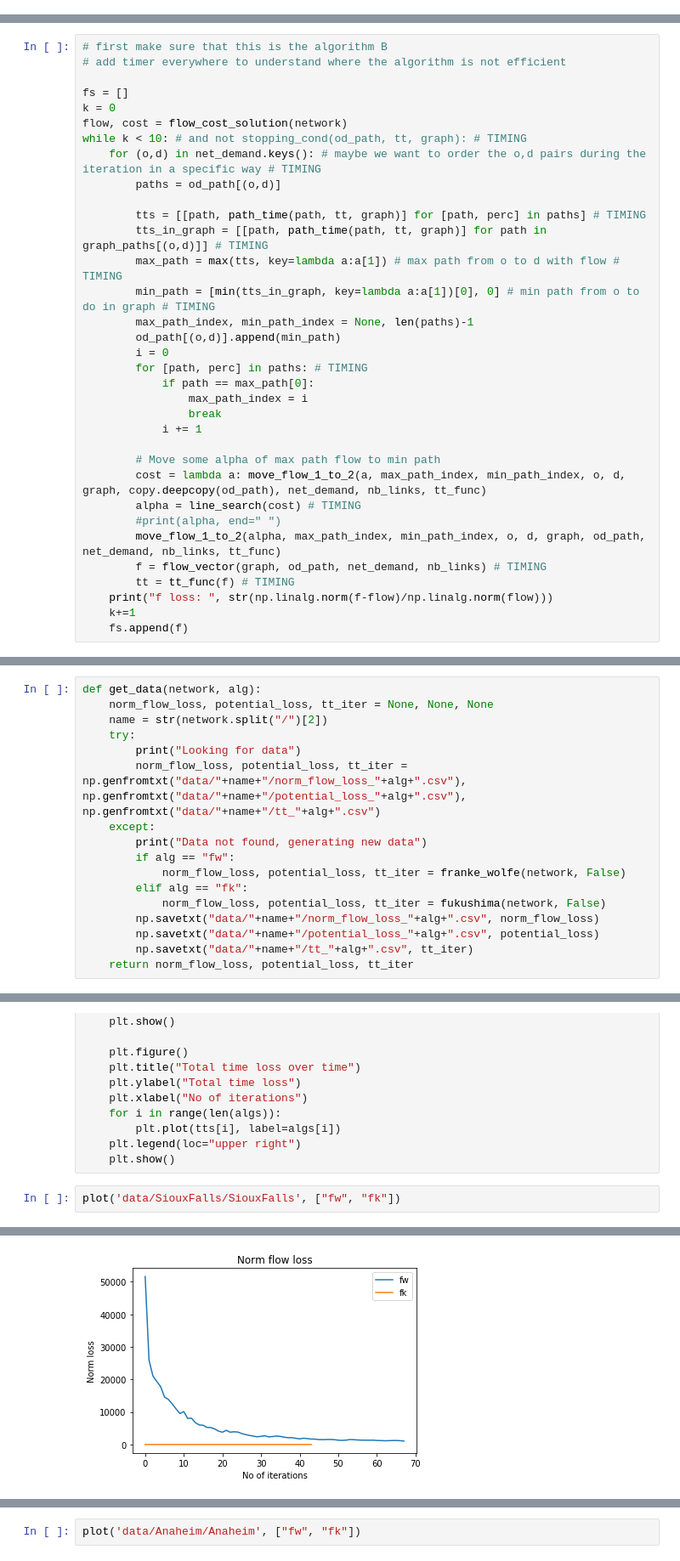
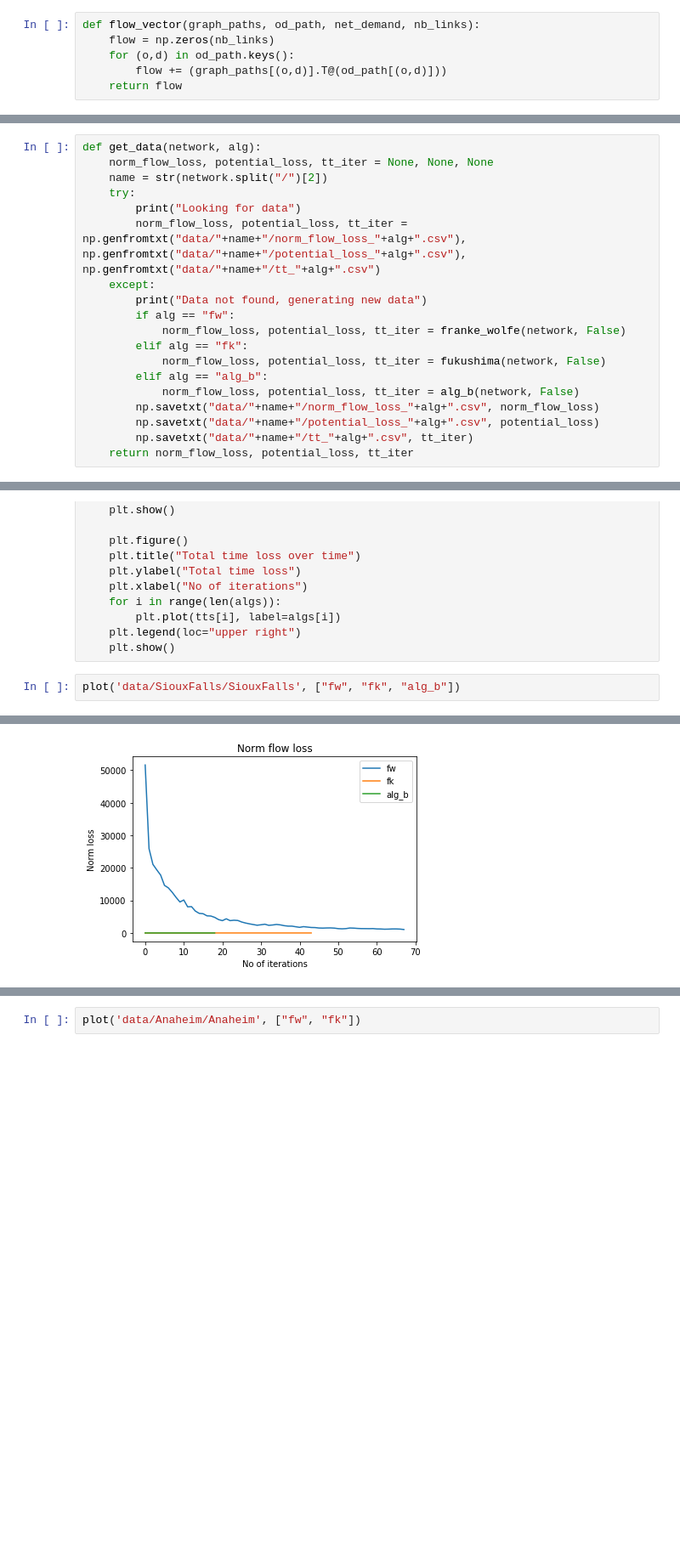
Before and after one commit to TheoCabannes/Traffic_network_framework, a Jupyter notebook: STA.ipynb, the cells around one changed output, grey strips where cells are left out. Shown: that part at 85% size. Drawn from its saved outputs; the diff is of its cells as text; blank space fills up the shorter version.

Commit message:
Added Alg B Implementation + results for Sioux Falls

```diff
--- a/STA.ipynb
+++ b/STA.ipynb
@@ -579 +309,7 @@ def flow_vector(graph, od_path, net_demand, nb_links):
+# %%
+def flow_vector(graph_paths, od_path, net_demand, nb_links):
+    flow = np.zeros(nb_links)
+    for (o,d) in od_path.keys():
+        flow += (graph_paths[(o,d)].T@(od_path[(o,d)]))
+    return flow
 # %%
@@ -662,34 +348,0 @@ print(tt)
-# %%
-# first make sure that this is the algorithm B
-# add timer everywhere to understand where the algorithm is not efficient
-
-fs = []
-k = 0
-flow, cost = flow_cost_solution(network)
-while k < 10: # and not stopping_cond(od_path, tt, graph): # TIMING
-    for (o,d) in net_demand.keys(): # maybe we want to order the o,d pairs during the iteration in a specific way # TIMING
-        paths = od_path[(o,d)]
-
-        tts = [[path, path_time(path, tt, graph)] for [path, perc] in paths] # TIMING
-        tts_in_graph = [[path, path_time(path, tt, graph)] for path in graph_paths[(o,d)]] # TIMING
-        max_path = max(tts, key=lambda a:a[1]) # max path from o to d with flow # TIMING
-        min_path = [min(tts_in_graph, key=lambda a:a[1])[0], 0] # min path from o to do in graph # TIMING
-        max_path_index, min_path_index = None, len(paths)-1
-        od_path[(o,d)].append(min_path)
-        i = 0
-        for [path, perc] in paths: # TIMING
-            if path == max_path[0]:
-                max_path_index = i
-                break
-            i += 1
-
-        # Move some alpha of max path flow to min path
-        cost = lambda a: move_flow_1_to_2(a, max_path_index, min_path_index, o, d, graph, copy.deepcopy(od_path), net_demand, nb_links, tt_func)
-        alpha = line_search(cost) # TIMING
-        #print(alpha, end=" ")
-        move_flow_1_to_2(alpha, max_path_index, min_path_index, o, d, graph, od_path, net_demand, nb_links, tt_func)
-        f = flow_vector(graph, od_path, net_demand, nb_links) # TIMING
-        tt = tt_func(f) # TIMING
-    print("f loss: ", str(np.linalg.norm(f-flow)/np.linalg.norm(flow)))
-    k+=1
-    fs.append(f)
@@ -945,6 +706,8 @@ def get_data(network, alg):
             norm_flow_loss, potential_loss, tt_iter = franke_wolfe(network, False)
         elif alg == "fk":
             norm_flow_loss, potential_loss, tt_iter = fukushima(network, False)
+        elif alg == "alg_b":
+            norm_flow_loss, potential_loss, tt_iter = alg_b(network, False)
         np.savetxt("data/"+name+"/norm_flow_loss_"+alg+".csv", norm_flow_loss)
         np.savetxt("data/"+name+"/potential_loss_"+alg+".csv", potential_loss)
         np.savetxt("data/"+name+"/tt_"+alg+".csv", tt_iter)
@@ -987,5 +750,5 @@ def plot(network, algs):
     plt.legend(loc="upper right")
     plt.show()
 # %%
-plot('data/SiouxFalls/SiouxFalls', ["fw", "fk"])
+plot('data/SiouxFalls/SiouxFalls', ["fw", "fk", "alg_b"])
 # %% [output]
@@ -1002 +763 @@ Data not found, generating new data
-[figure, old version]
+[figure, new version]
```
Also changed, not shown: parts of 38 cells of this notebook, 5 other files.
